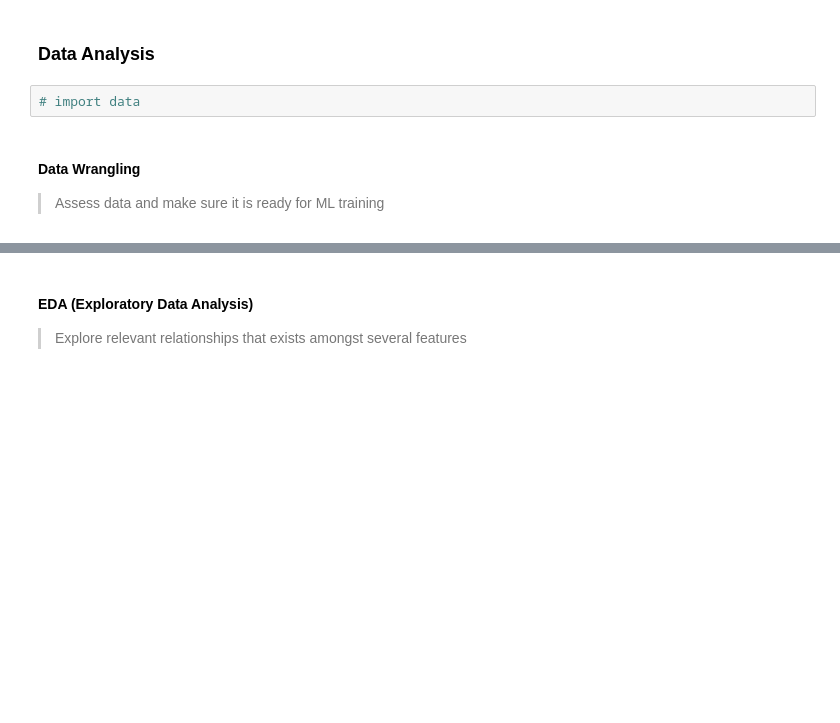
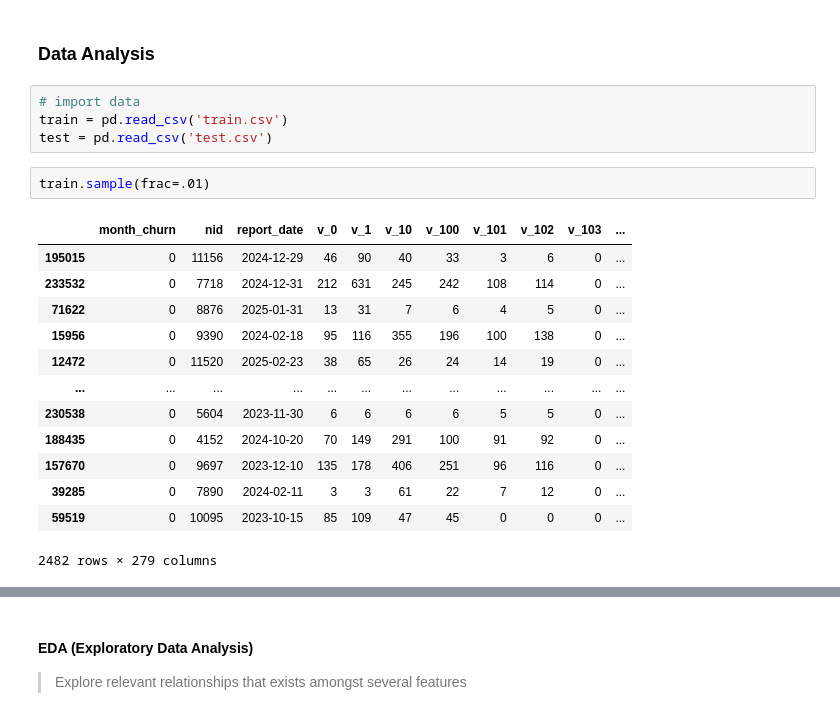
Before and after one commit to PrinssAlex/Predicting-Teacher-Churn-in-Yandex-Uchebnik-A-Short-Term-Retention-Forecasting-System, a Jupyter notebook: workspace.ipynb, the cells around one changed output, grey strips where cells are left out. Drawn from its saved outputs; the diff is of its cells as text; blank space fills up the shorter version.

```diff
--- a/workspace.ipynb
+++ b/workspace.ipynb
@@ -80,6 +93,21 @@ We give equal weight to both — hence, **macro-average** (simple mean) instead
 ### Data Analysis
 # %%
 # import data
+train = pd.read_csv('train.csv')
+test = pd.read_csv('test.csv')
-# %% [markdown]
-#### Data Wrangling
-> Assess data and make sure it is ready for ML training
+# %%
+train.sample(frac=.01)
+# %% [output]
+|  | month_churn | nid | report_date | v_0 | v_1 | v_10 | v_100 | v_101 | v_102 | v_103 | ... |
+| 195015 | 0 | 11156 | 2024-12-29 | 46 | 90 | 40 | 33 | 3 | 6 | 0 | ... |
+| 233532 | 0 | 7718 | 2024-12-31 | 212 | 631 | 245 | 242 | 108 | 114 | 0 | ... |
+| 71622 | 0 | 8876 | 2025-01-31 | 13 | 31 | 7 | 6 | 4 | 5 | 0 | ... |
+| 15956 | 0 | 9390 | 2024-02-18 | 95 | 116 | 355 | 196 | 100 | 138 | 0 | ... |
+| 12472 | 0 | 11520 | 2025-02-23 | 38 | 65 | 26 | 24 | 14 | 19 | 0 | ... |
+| ... | ... | ... | ... | ... | ... | ... | ... | ... | ... | ... | ... |
+| 230538 | 0 | 5604 | 2023-11-30 | 6 | 6 | 6 | 6 | 5 | 5 | 0 | ... |
+| 188435 | 0 | 4152 | 2024-10-20 | 70 | 149 | 291 | 100 | 91 | 92 | 0 | ... |
+| 157670 | 0 | 9697 | 2023-12-10 | 135 | 178 | 406 | 251 | 96 | 116 | 0 | ... |
+| 39285 | 0 | 7890 | 2024-02-11 | 3 | 3 | 61 | 22 | 7 | 12 | 0 | ... |
+| 59519 | 0 | 10095 | 2023-10-15 | 85 | 109 | 47 | 45 | 0 | 0 | 0 | ... |
+2482 rows × 279 columns
```
Also changed, not shown: parts of 12 cells of this notebook.
